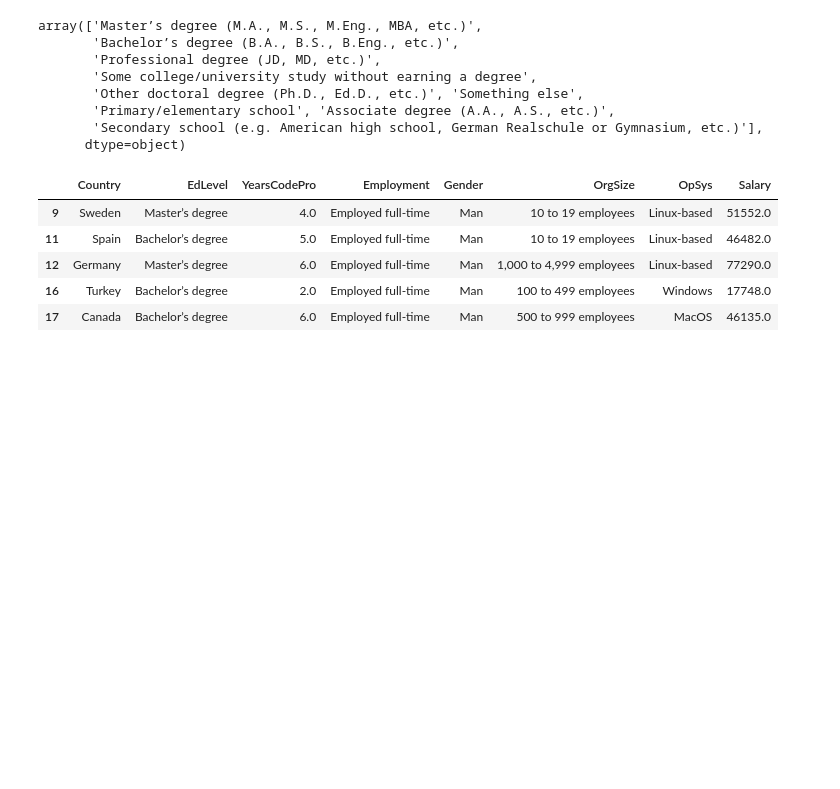
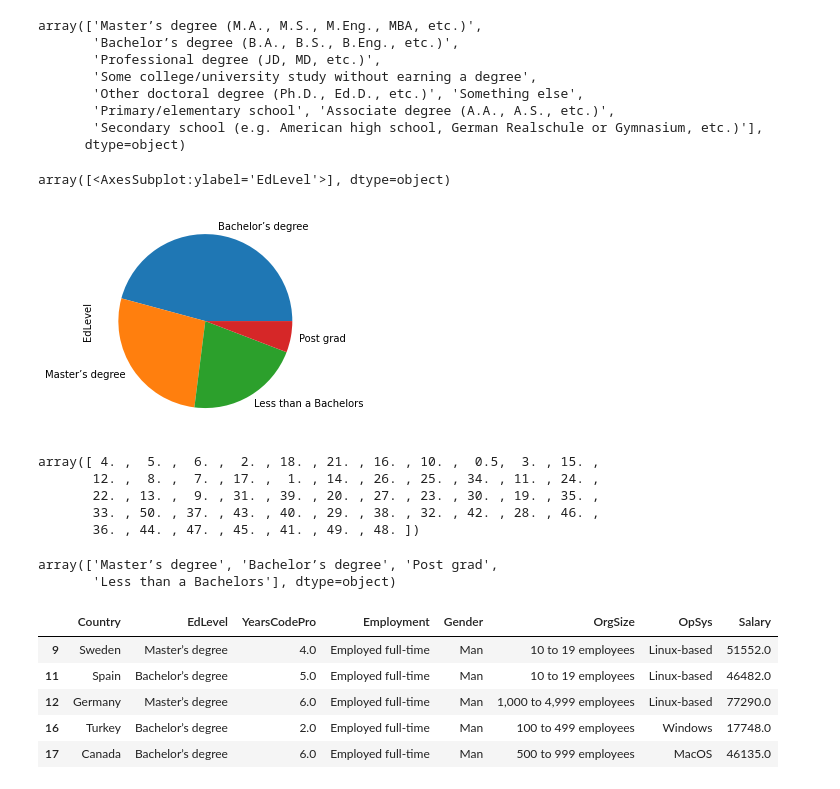
Before and after one commit to Aravindh-Muthuswamy/stackoverflowsalary2021, a Jupyter notebook: salaryprediction1.ipynb, the cells around one changed output. Saved outputs shown, nothing was run; the diff lists cells and outputs as text; code cells hidden in the pictures; blank space fills up the shorter version.

```diff
--- a/salaryprediction1.ipynb
+++ b/salaryprediction1.ipynb
@@ -330,6 +330,24 @@ def clean_education(x):
         return 'Post grad'
     return 'Less than a Bachelors'
 df['EdLevel'] = df['EdLevel'].apply(clean_education)
+# %%
+df['EdLevel'].value_counts().plot.pie(subplots=True)
+# %% [output]
+array([<AxesSubplot:ylabel='EdLevel'>], dtype=object)
+[figure, added]
+# %%
+df['YearsCodePro'].unique()
+# %% [output]
+array([ 4. ,  5. ,  6. ,  2. , 18. , 21. , 16. , 10. ,  0.5,  3. , 15. ,
+       12. ,  8. ,  7. , 17. ,  1. , 14. , 26. , 25. , 34. , 11. , 24. ,
+       22. , 13. ,  9. , 31. , 39. , 20. , 27. , 23. , 30. , 19. , 35. ,
+       33. , 50. , 37. , 43. , 40. , 29. , 38. , 32. , 42. , 28. , 46. ,
+       36. , 44. , 47. , 45. , 41. , 49. , 48. ])
+# %%
+df['EdLevel'].unique()
+# %% [output]
+array(['Master’s degree', 'Bachelor’s degree', 'Post grad',
+       'Less than a Bachelors'], dtype=object)
 # %%
 df.head()
 # %% [output]
```
Also changed, not shown: parts of 5 cells of this notebook, 8 other files.
